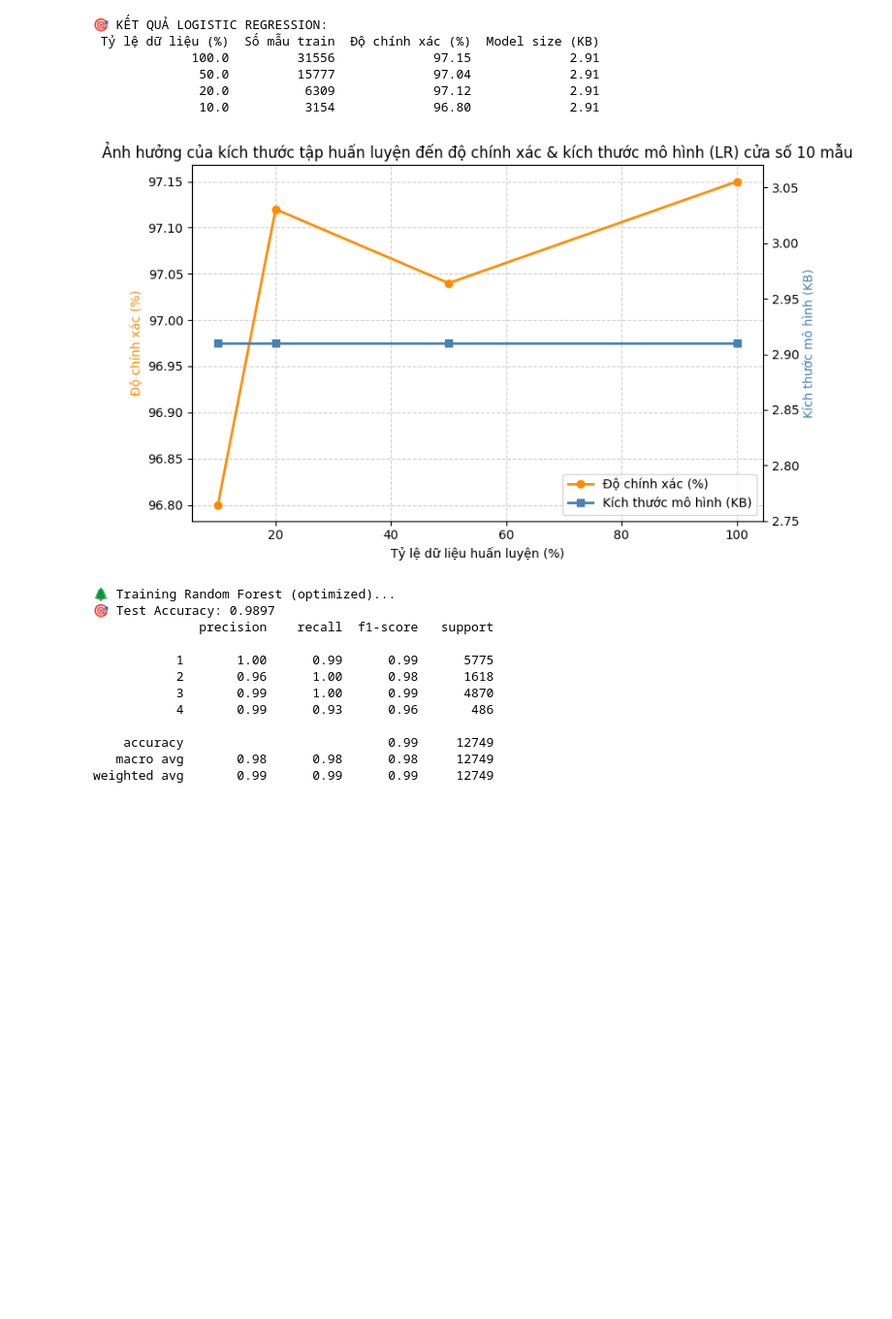
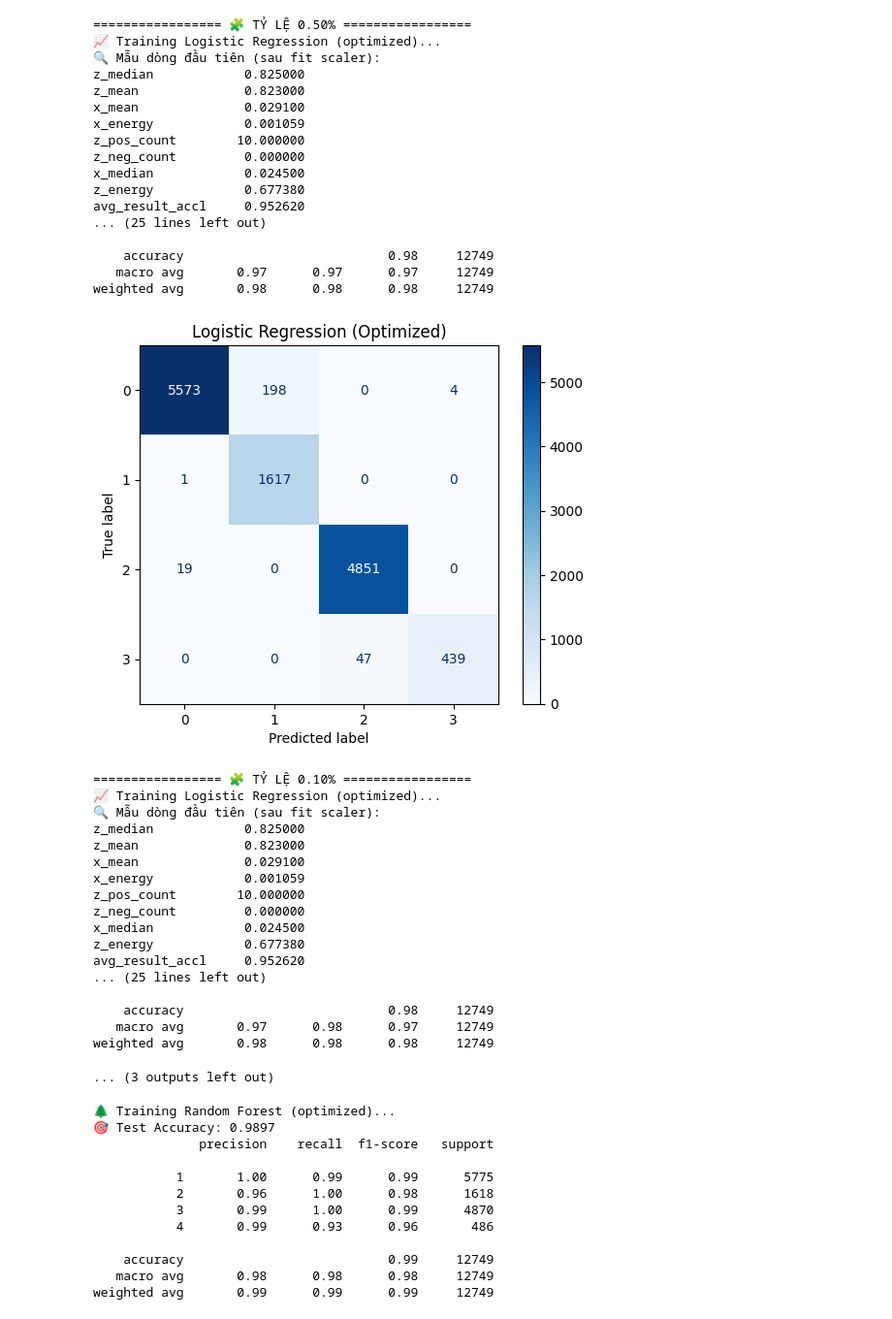
Before and after one commit to tranhuunam00/Master_2024, a Jupyter notebook: new_sleep_posture_2025/train/train11Shap1s_datagiam.ipynb, the cells around one changed output. Shown at 97% size. Drawn from its saved outputs; the diff is of its cells as text; code cells hidden in the pictures; blank space fills up the shorter version.

```diff
--- a/new_sleep_posture_2025/train/train11Shap1s_datagiam.ipynb
+++ b/new_sleep_posture_2025/train/train11Shap1s_datagiam.ipynb
@@ -95,7 +95,7 @@ def get_model_size_kb(model):
 # ------------------------------------------------------------
 def train_with_multiple_ratios_LR(train_df, test_df, label_train, label_test,
                                   model_func=train_LR,
-                                  ratios=[1.0, 0.5, 0.2, 0.1, 0.05 , 0.005]):
+                                  ratios= [1.0, 0.5, 0.2, 0.1, 0.005, 0.001]):
     """
     Huấn luyện Logistic Regression với nhiều tỷ lệ dữ liệu train khác nhau.
     Ghi nhận độ chính xác + kích thước mô hình.
@@ -137,7 +137,7 @@ def train_with_multiple_ratios_LR(train_df, test_df, label_train, label_test,
     print(results_df.to_string(index=False))
 
     # --- Biểu đồ trực quan ---
-     fig, ax1 = plt.subplots(figsize=(8, 5))
+    fig, ax1 = plt.subplots(figsize=(8, 5))
     ax2 = ax1.twinx()
 
     # Biểu đồ đường cho độ chính xác
@@ -169,7 +169,7 @@ def train_with_multiple_ratios_LR(train_df, test_df, label_train, label_test,
 # ------------------------------------------------------------
 # 4️⃣ Gọi chạy thử
 # ------------------------------------------------------------
-ratios = [1.0, 0.5, 0.2, 0.1]
+ratios = [1.0, 0.5, 0.2, 0.1, 0.005, 0.001]
 results_df = train_with_multiple_ratios_LR(
     features_all, features_all_test, train_labels, train_labels_test, train_LR, ratios)
 # %% [output]
@@ -229,40 +229,69 @@ weighted avg       0.97      0.97      0.97     12749
 [figure]
 ================= 🧩 TỶ LỆ 10.00% =================
 📈 Training Logistic Regression (optimized)...
 🔍 Mẫu dòng đầu tiên (sau fit scaler):
 z_median            0.825000
 z_mean              0.823000
 x_mean              0.029100
 x_energy            0.001059
 z_pos_count        10.000000
 z_neg_count         0.000000
 x_median            0.024500
 z_energy            0.677380
 avg_result_accl     0.952620
 ... (14 lines left out)
   -0.56250072 -0.08907663 -1.1406731  -0.08669643]
  [ 0.97784932  0.97828459  0.34473021 -0.81495975  0.97352574 -0.97318371
    0.3447833   0.25823471  0.04103433 -1.04354646 -0.52738932  1.05022578
    1.74595471  1.59955135  1.56986239  1.59582327]]
 🎯 Test Accuracy: 0.9680
               precision    recall  f1-score   support
 
            1       1.00      0.93      0.96      5775
            2       0.85      1.00      0.92      1618
            3       0.98      1.00      0.99      4870
            4       0.99      0.97      0.98       486
 
     accuracy                           0.97     12749
    macro avg       0.95      0.98      0.96     12749
 weighted avg       0.97      0.97      0.97     12749
 [figure]
-🎯 KẾT QUẢ LOGISTIC REGRESSION:
- Tỷ lệ dữ liệu (%)  Số mẫu train  Độ chính xác (%)  Model size (KB)
-             100.0         31556             97.15             2.91
-              50.0         15777             97.04             2.91
-              20.0          6309             97.12             2.91
-              10.0          3154             96.80             2.91
+================= 🧩 TỶ LỆ 0.50% =================
+📈 Training Logistic Regression (optimized)...
+🔍 Mẫu dòng đầu tiên (sau fit scaler):
+z_median            0.825000
+z_mean              0.823000
+x_mean              0.029100
+x_energy            0.001059
+z_pos_count        10.000000
+z_neg_count         0.000000
+x_median            0.024500
+z_energy            0.677380
+avg_result_accl     0.952620
+... (25 lines left out)
+
+    accuracy                           0.98     12749
+   macro avg       0.97      0.97      0.97     12749
+weighted avg       0.98      0.98      0.98     12749
-[figure, old version]
+[figure, new version]
+================= 🧩 TỶ LỆ 0.10% =================
+📈 Training Logistic Regression (optimized)...
+🔍 Mẫu dòng đầu tiên (sau fit scaler):
+z_median            0.825000
+z_mean              0.823000
+x_mean              0.029100
+x_energy            0.001059
+z_pos_count        10.000000
+z_neg_count         0.000000
+x_median            0.024500
+z_energy            0.677380
+avg_result_accl     0.952620
+... (25 lines left out)
+
+    accuracy                           0.98     12749
+   macro avg       0.97      0.98      0.97     12749
+weighted avg       0.98      0.98      0.98     12749
+... (3 outputs left out)
 # %%
 # %% [output]
 🌲 Training Random Forest (optimized)...
```
